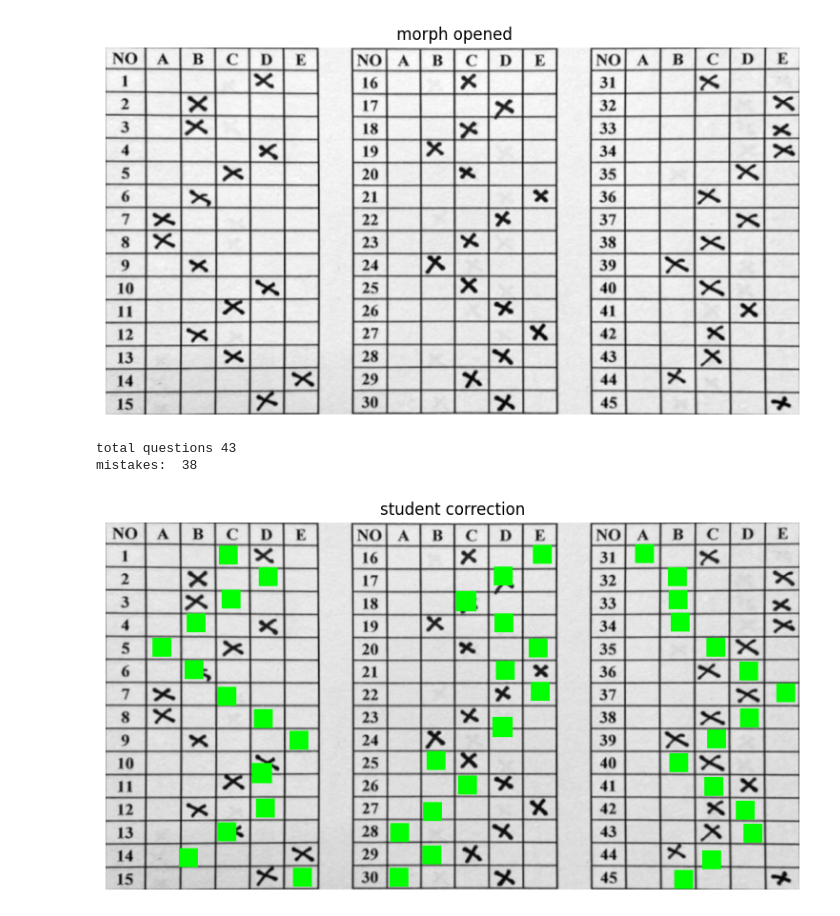
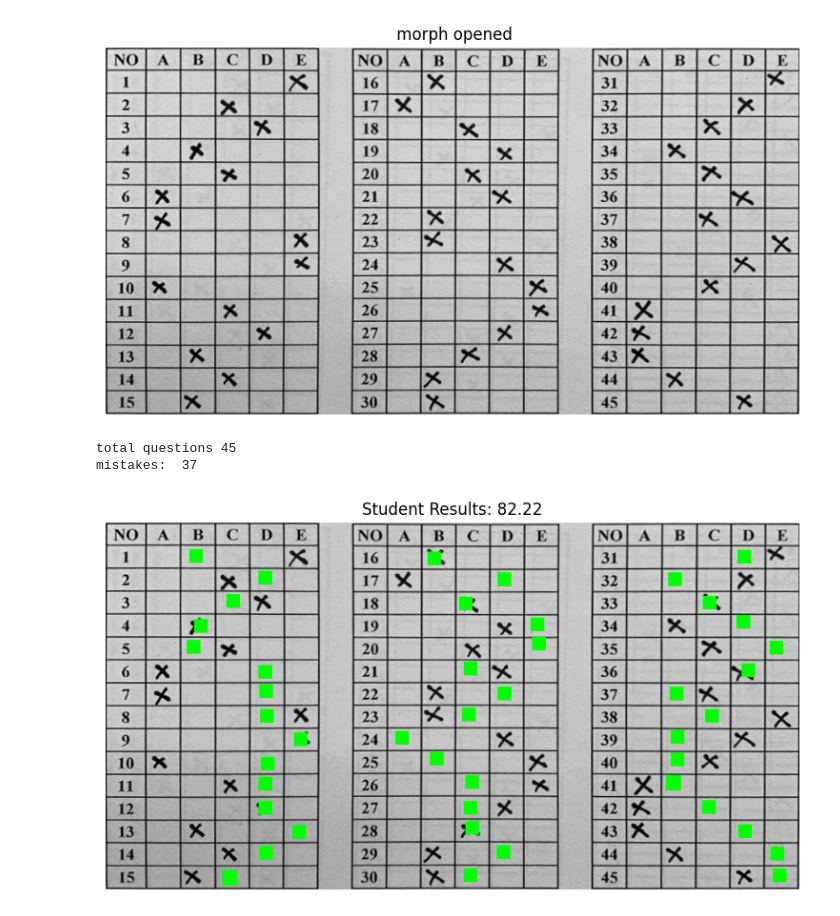
Before and after one commit to viansebastian/SNAPGrade-CorrectionAutomation, a Jupyter notebook: notebooks/x_test.ipynb, the cells around one changed output. Cells and saved outputs as stored; diff of their text form; code cells hidden in the pictures.

```diff
--- a/notebooks/x_test.ipynb
+++ b/notebooks/x_test.ipynb
@@ -311,8 +311,8 @@ def final_scoring(new_student, processed_student, master_contours):
 
   return final_score, student_correction
 # %%
-answer1 = cv2.imread('C:/Users/vian8/Desktop/Tugas2/SNAPGRADE/inputs/cross_data_cropped/41.jpg')
-master_sheet = cv2.imread('C:/Users/vian8/Desktop/Tugas2/SNAPGRADE/inputs/cross_data_cropped/4.jpg')
+answer1 = cv2.imread('C:/Users/vian8/Desktop/Tugas2/SNAPGRADE/inputs/cross_data_raw/cross_data_raw/9.jpg')
+master_sheet = cv2.imread('C:/Users/vian8/Desktop/Tugas2/SNAPGRADE/inputs/cross_data_raw/cross_data_raw/8.jpg')
 
 print(answer1.shape)
 # MASTER KEY
@@ -645,17 +691,17 @@ def mark_ans_box(image, coords, shape="box", size=10, color=(0, 255, 0), thickne
 
 
 shape = 'box'
-size = max_size
+size = avg_size
 color = (0, 255, 0)
 thickness = -1
 
 master_with_shapes = mark_ans_box(new_master, master_box_coords, shape=shape, size=size, color=color, thickness=thickness)
 student_with_shapes = mark_ans_box(new_student, student_box_coords, shape=shape, size=size, color=color, thickness=thickness)
 
-cv2.imshow("Master Image", master_with_shapes)
-cv2.imshow("Student Image", student_with_shapes)
-cv2.waitKey(0)
-cv2.destroyAllWindows()
+# cv2.imshow("Master Image", master_with_shapes)
+# cv2.imshow("Student Image", student_with_shapes)
+# cv2.waitKey(0)
+# cv2.destroyAllWindows()
 # %%
 processed_master = core_preprocessing_v2(master_with_shapes)
 processed_student = core_preprocessing_v2(student_with_shapes)
@@ -870,25 +916,25 @@ plt.axis('off')
 
 plt.show()
 # %% [output]
-[figure, old version]
+[figure, new version]
 # %%
 final_contours, _ = draw_filled_boxes_fetch_contours(result_image)
 
 print('total questions', len(master_contours))
 print('mistakes: ', len(final_contours))
 
 # student_correction = cv2.cvtColor(new_student, cv2.COLOR_GRAY2BGR)
 student_correction = new_student.copy()
 student_correction = draw_filled_boxes(master_contours, student_correction)
 
 plt.figure(figsize = (10, 5))
 
 plt.imshow(student_correction, cmap='gray')
-plt.title('student correction')
+plt.title(f'Student Results: {round((len(final_contours)/len(master_contours))*100, 2)}')
 plt.axis('off')
 
 plt.show()
 # %% [output]
-total questions 43
-mistakes:  38
+total questions 45
+mistakes:  37
-[figure, old version]
+[figure, new version]
```
Also changed, not shown: parts of 16 cells of this notebook, 4 other files.
